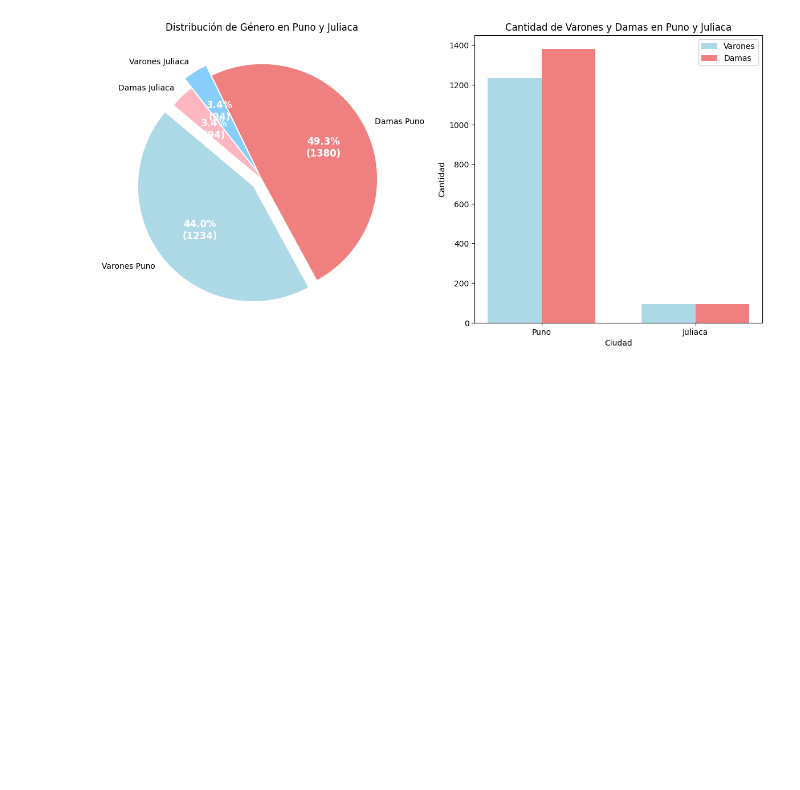
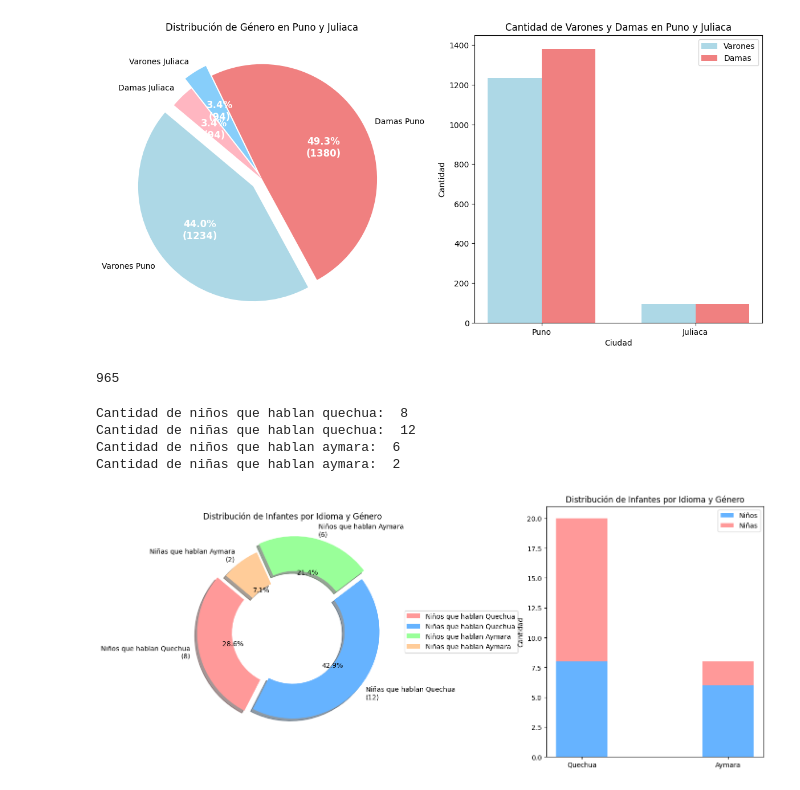
Before and after one commit to GabrielCondori22/GabrielCondori22, a Jupyter notebook: Grafico_pastel_barras.ipynb, the cells around one changed output. Drawn from its saved outputs; the diff is of its cells as text; code cells hidden in the pictures; blank space fills up the shorter version.

```diff
--- a/Grafico_pastel_barras.ipynb
+++ b/Grafico_pastel_barras.ipynb
@@ -202,3 +202,75 @@ plt.tight_layout()
 plt.show()
 # %% [output]
 [figure]
+# %%
+df_infantes = df_puno_total[(df_puno_total["edad"]>3) & (df_puno_total["edad"]<12)]
+print(len(df_infantes))
+# %% [output]
+965
+# %%
+df_infantes_quechua_varon = df_infantes[(df_infantes["idioma_ninez"]==1) & (df_infantes["sexo"]==1.0)]
+print("Cantidad de niños que hablan quechua: ",len(df_infantes_quechua_varon))
+
+df_infantes_quechua_dama = df_infantes[(df_infantes["idioma_ninez"]==1) & (df_infantes["sexo"]==2.0)]
+print("Cantidad de niñas que hablan quechua: ",len(df_infantes_quechua_dama))
+
+df_infantes_aymara_varon = df_infantes[(df_infantes["idioma_ninez"]==2) & (df_infantes["sexo"]==1.0)]
+print("Cantidad de niños que hablan aymara: ",len(df_infantes_aymara_varon))
+
+df_infantes_aymara_dama = df_infantes[(df_infantes["idioma_ninez"]==2) & (df_infantes["sexo"]==2.0)]
+print("Cantidad de niñas que hablan aymara: ",len(df_infantes_aymara_dama))
+# %% [output]
+Cantidad de niños que hablan quechua:  8
+Cantidad de niñas que hablan quechua:  12
+Cantidad de niños que hablan aymara:  6
+Cantidad de niñas que hablan aymara:  2
+# %%
+import matplotlib.pyplot as plt
+
+# Cantidades de niños y niñas que hablan Quechua y Aymara
+niños_quechua = len(df_infantes_quechua_varon)
+niñas_quechua = len(df_infantes_quechua_dama)
+niños_aymara = len(df_infantes_aymara_varon)
+niñas_aymara = len(df_infantes_aymara_dama)
+
+# Crear figuras y subgráficos
+fig, axs = plt.subplots(1, 2, figsize=(14, 6))
+
+# Gráfico de pastel
+labels = ['Niños que hablan Quechua', 'Niñas que hablan Quechua', 'Niños que hablan Aymara', 'Niñas que hablan Aymara']
+sizes = [niños_quechua, niñas_quechua, niños_aymara, niñas_aymara]
+explode = (0.1, 0, 0.1, 0)
+colors = ['#ff9999','#66b3ff','#99ff99','#ffcc99']
+
+wedges, texts, autotexts = axs[0].pie(sizes, explode=explode, labels=None, autopct='%1.1f%%', shadow=True, startangle=140, colors=colors, wedgeprops=dict(width=0.4))
+
+for i, (text, autotext) in enumerate(zip(texts, autotexts)):
+    percentage = sizes[i] / sum(sizes) * 100
+    text.set_text(f'{labels[i]}\n({sizes[i]})')
+    autotext.set_text(f'{percentage:.1f}%')
+    autotext.set_color('black')
+    autotext.set_fontsize(10)
+
+axs[0].set_title('Distribución de Infantes por Idioma y Género')
+axs[0].legend(wedges, labels, loc="center left", bbox_to_anchor=(1, 0, 0.5, 1))
+
+# Gráfico de barras
+idiomas = ['Quechua', 'Aymara']
+niños = [niños_quechua, niños_aymara]
+niñas = [niñas_quechua, niñas_aymara]
+x = range(len(idiomas))
+width = 0.35
+
+axs[1].bar(x, niños, width, label='Niños', color='#66b3ff')
+axs[1].bar(x, niñas, width, bottom=niños, label='Niñas', color='#ff9999')
+axs[1].set_ylabel('Cantidad')
+axs[1].set_title('Distribución de Infantes por Idioma y Género')
+axs[1].set_xticks(x)
+axs[1].set_xticklabels(idiomas)
+axs[1].legend()
+
+# Ajustar diseño y mostrar gráficos
+plt.tight_layout()
+plt.show()
+# %% [output]
+[figure, added]
```
